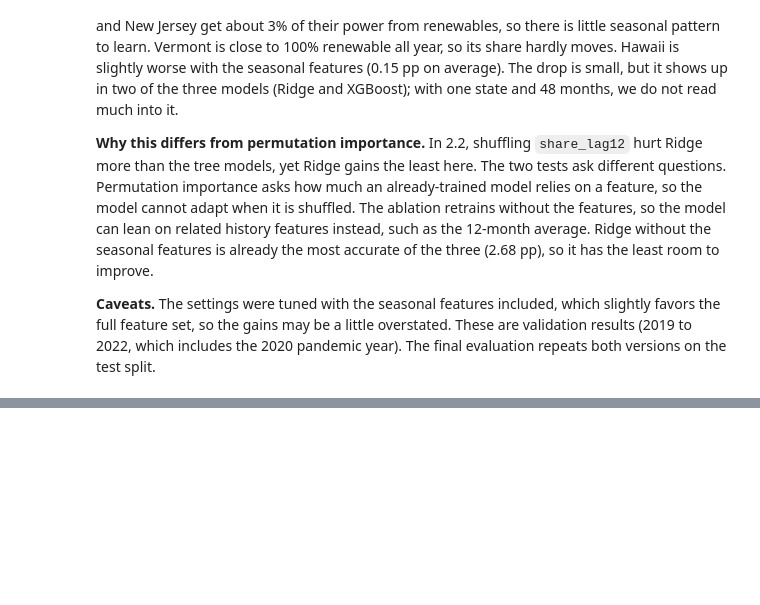
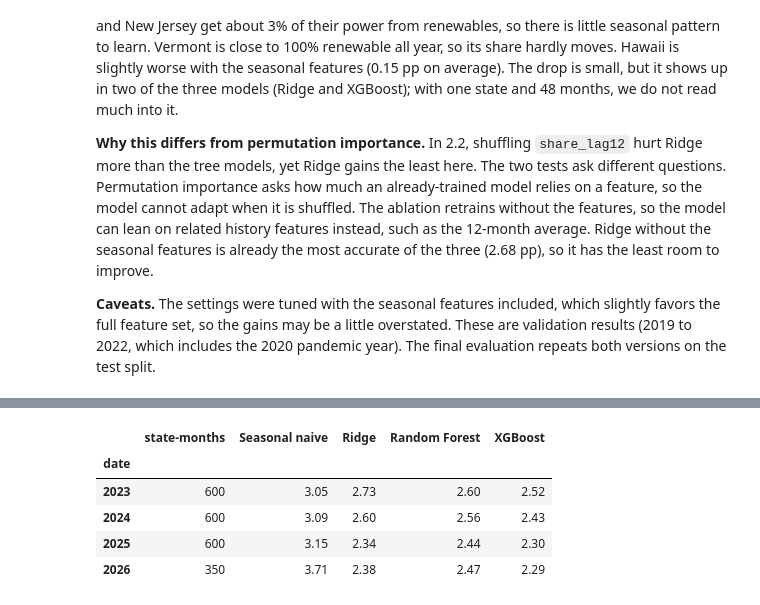
Before and after one commit to legacysti/ics635-final-project, a Jupyter notebook: ICS635_Final_Project.ipynb, the cells around one changed output, grey strips where cells are left out. Cells and saved outputs as stored; diff of their text form; code cells hidden in the pictures; blank space fills up the shorter version.

```diff
--- a/ICS635_Final_Project.ipynb
+++ b/ICS635_Final_Project.ipynb
@@ -980,0 +994,20 @@ includes the 2020 pandemic year). The final evaluation repeats both versions on
+# %%
+# --- Refit on train + validation with each model's best setting, then score the test split once ---
+train_val = model_rows[model_rows["split"].isin(["train", "validation"])]
+test = model_rows[model_rows["split"] == "test"]
+assert test[BASELINE].notna().all()   # the baseline needs last year's value for every test row
+
+ABLATION_SETS = {"state + history": STATE_FEATURES + HISTORY_FEATURES,
+                 "state + history + seasonal": FEATURES}
+test_predictions = {("Seasonal naive", "-"): test[BASELINE].to_numpy()}
+for name, (build, scale, _) in MODELS.items():
+    for set_name, features in ABLATION_SETS.items():
+        pipeline = make_model_pipeline(build(BEST_PARAMS[name]), features, scale)
+        pipeline.fit(train_val[features], train_val[TARGET])
+        test_predictions[name, set_name] = predict_share(pipeline, test[features])
+
+test_errors = pd.DataFrame({key: np.abs(test[TARGET].to_numpy() - pred)
+                            for key, pred in test_predictions.items()}, index=test.index)
+test_state_mae = test_errors.groupby(test["location"]).mean()
+not_filled = ~test["ren_filled"].astype(bool)
+print(f"Test rows: {len(test):,} state-months, {(~not_filled).sum()} of them with a filled target")
@@ -980,0 +1039,13 @@ includes the 2020 pandemic year). The final evaluation repeats both versions on
+# %%
+# --- Test MAE (pp) by year; 2026 (January to July) is preliminary ---
+by_year = test_errors[full].groupby(test["date"].dt.year).mean().mul(100)
+by_year.columns = [key[0] for key in full]
+by_year.insert(0, "state-months", test.groupby(test["date"].dt.year).size())
+by_year.round(2)
+# %% [output]
+|  | state-months | Seasonal naive | Ridge | Random Forest | XGBoost |
+| date |  |  |  |  |  |
+| 2023 | 600 | 3.05 | 2.73 | 2.60 | 2.52 |
+| 2024 | 600 | 3.09 | 2.60 | 2.56 | 2.43 |
+| 2025 | 600 | 3.15 | 2.34 | 2.44 | 2.30 |
+| 2026 | 350 | 3.71 | 2.38 | 2.47 | 2.29 |
```
Also changed, not shown: parts of 7 cells of this notebook.
